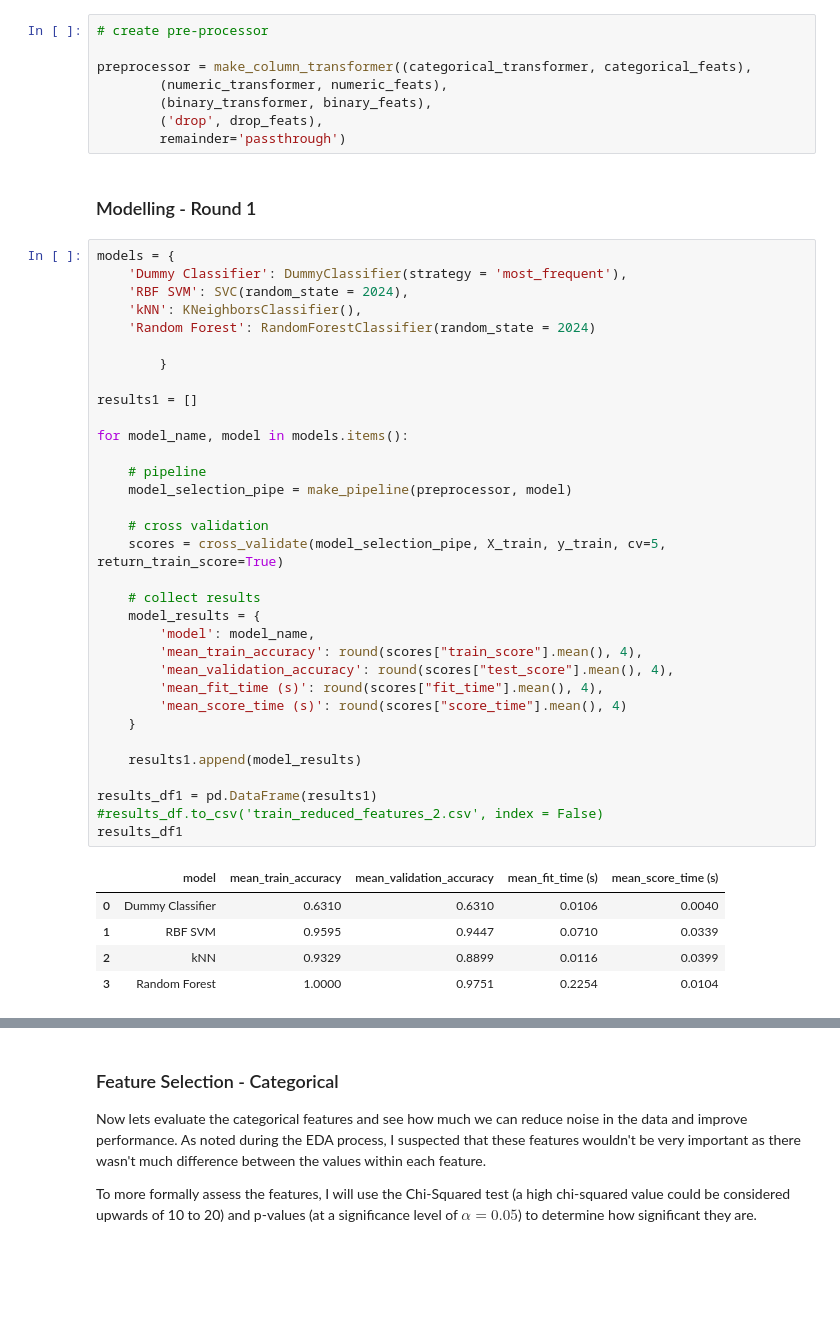
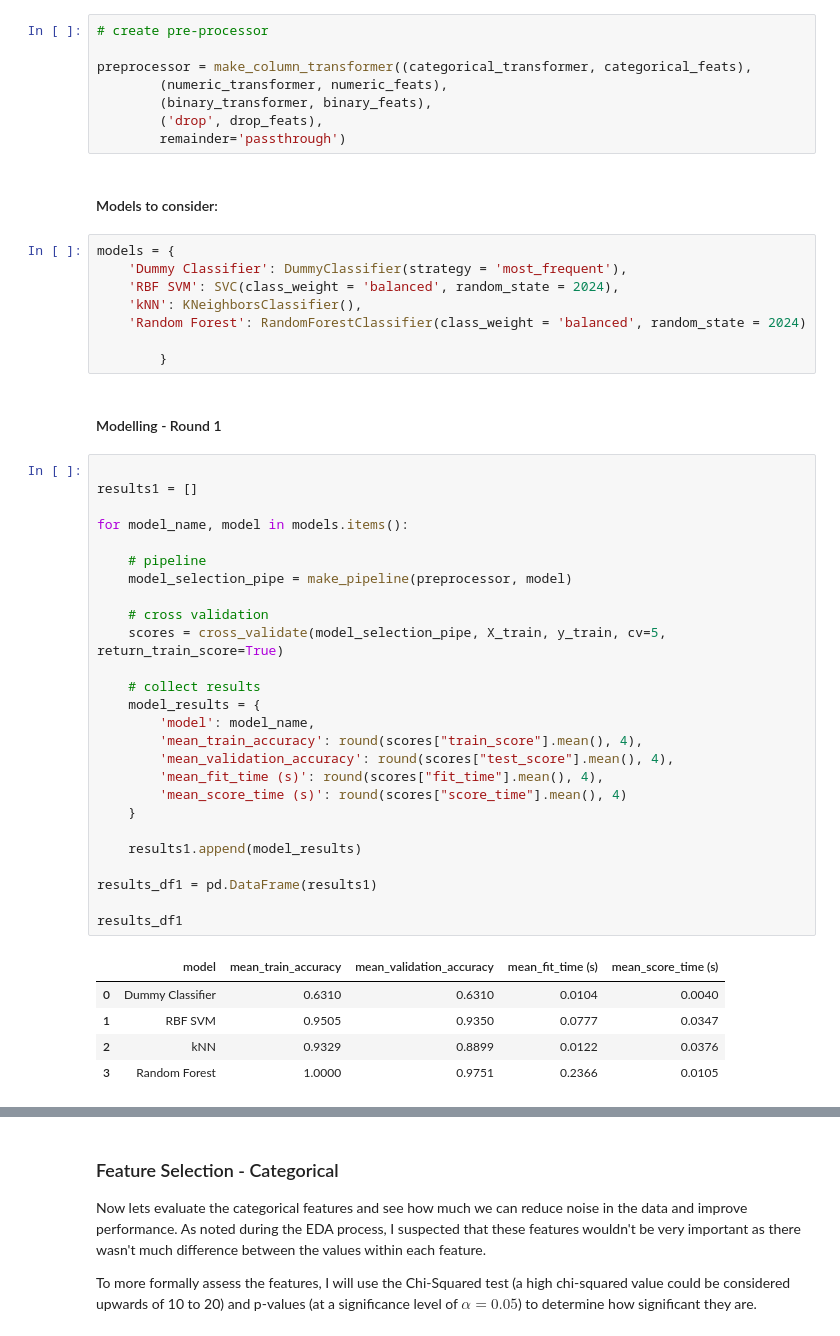
Before and after one commit to FleaBusyBeeBergs/dtsa5509, a Jupyter notebook: final-project.ipynb, the cells around one changed output, grey strips where cells are left out. Drawn from its saved outputs; the diff is of its cells as text; blank space fills up the shorter version.

```diff
--- a/final-project.ipynb
+++ b/final-project.ipynb
@@ -247,47 +287,50 @@ preprocessor = make_column_transformer((categorical_transformer, categorical_fea
         (binary_transformer, binary_feats),
         ('drop', drop_feats),
         remainder='passthrough')
+# %% [markdown]
+#### Models to consider:
+# %%
+models = {
+    'Dummy Classifier': DummyClassifier(strategy = 'most_frequent'),
+    'RBF SVM': SVC(class_weight = 'balanced', random_state = 2024),
+    'kNN': KNeighborsClassifier(),
+    'Random Forest': RandomForestClassifier(class_weight = 'balanced', random_state = 2024)
+
+        }
 # %% [markdown]
-### Modelling - Round 1
+#### Modelling - Round 1
 # %%
-models = {
-    'Dummy Classifier': DummyClassifier(strategy = 'most_frequent'),
-    'RBF SVM': SVC(random_state = 2024),
-    'kNN': KNeighborsClassifier(),
-    'Random Forest': RandomForestClassifier(random_state = 2024)
-
-        }
 
 results1 = []
 
 for model_name, model in models.items():
 
     # pipeline
     model_selection_pipe = make_pipeline(preprocessor, model)
 
     # cross validation
     scores = cross_validate(model_selection_pipe, X_train, y_train, cv=5, return_train_score=True)
 
     # collect results
     model_results = {
         'model': model_name,
         'mean_train_accuracy': round(scores["train_score"].mean(), 4),
         'mean_validation_accuracy': round(scores["test_score"].mean(), 4),
         'mean_fit_time (s)': round(scores["fit_time"].mean(), 4),
         'mean_score_time (s)': round(scores["score_time"].mean(), 4)
     }
 
     results1.append(model_results)
 
 results_df1 = pd.DataFrame(results1)
-#results_df.to_csv('train_reduced_features_2.csv', index = False)
+
 results_df1
 # %% [output]
 |  | model | mean_train_accuracy | mean_validation_accuracy | mean_fit_time (s) | mean_score_time (s) |
-| 0 | Dummy Classifier | 0.6310 | 0.6310 | 0.0106 | 0.0040 |
-| 1 | RBF SVM | 0.9595 | 0.9447 | 0.0710 | 0.0339 |
-| 2 | kNN | 0.9329 | 0.8899 | 0.0116 | 0.0399 |
-| 3 | Random Forest | 1.0000 | 0.9751 | 0.2254 | 0.0104 |
+| 0 | Dummy Classifier | 0.6310 | 0.6310 | 0.0104 | 0.0040 |
+| 1 | RBF SVM | 0.9505 | 0.9350 | 0.0777 | 0.0347 |
+| 2 | kNN | 0.9329 | 0.8899 | 0.0122 | 0.0376 |
+| 3 | Random Forest | 1.0000 | 0.9751 | 0.2366 | 0.0105 |
 # %% [markdown]
 #### Round 1 results:
 
```
Also changed, not shown: parts of 23 cells of this notebook.
